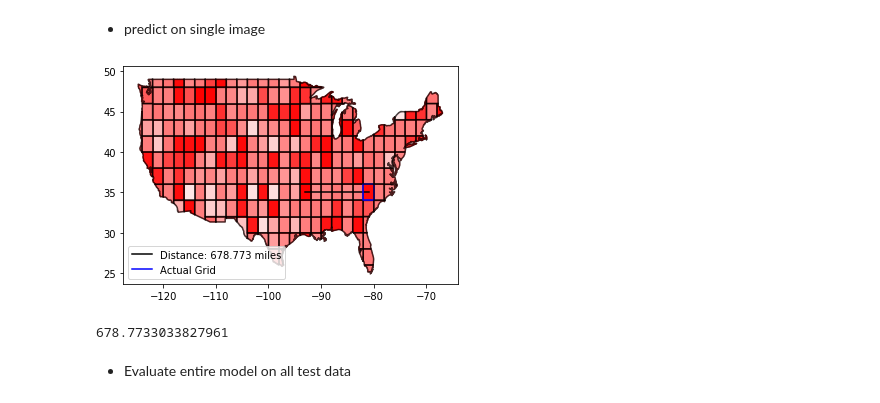
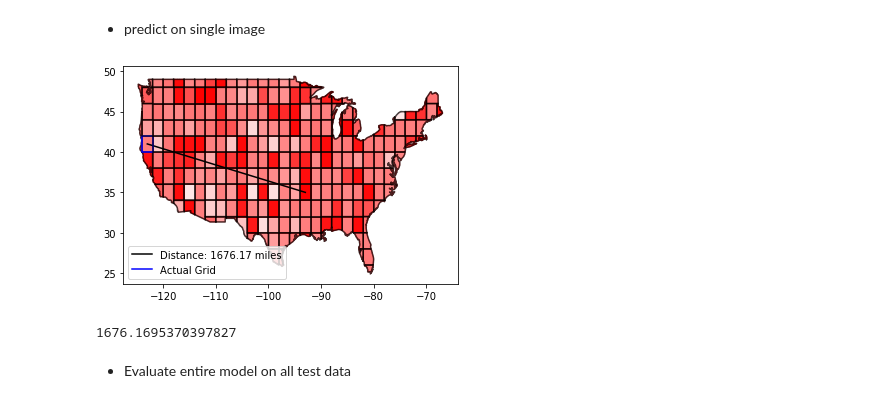
Before and after one commit to Nirvan66/GeoguessrAI, a Jupyter notebook: machineLearning/geoGuessrCNN_TrainTest.ipynb, the cells around one changed output. Drawn from its saved outputs; the diff is of its cells as text; code cells hidden in the pictures.

```diff
--- a/machineLearning/geoGuessrCNN_TrainTest.ipynb
+++ b/machineLearning/geoGuessrCNN_TrainTest.ipynb
@@ -136,10 +136,10 @@ _________________________________________________________________
 # %% [markdown]
 * predict on single image
 # %%
-geoModel.predictSingle(TESF[0], DATADIR, ployGrid=usaPolyGrid)
+geoModel.predictSingle(TF[0], DATADIR, ployGrid=usaPolyGrid)
 # %% [output]
-[figure, old version]
+[figure, new version]
-678.7733033827961
+1676.1695370397827
 # %% [markdown]
 * Evaluate entire model on all test data
 # %%
```
Also changed, not shown: parts of 1 cell of this notebook, 1 other file.
